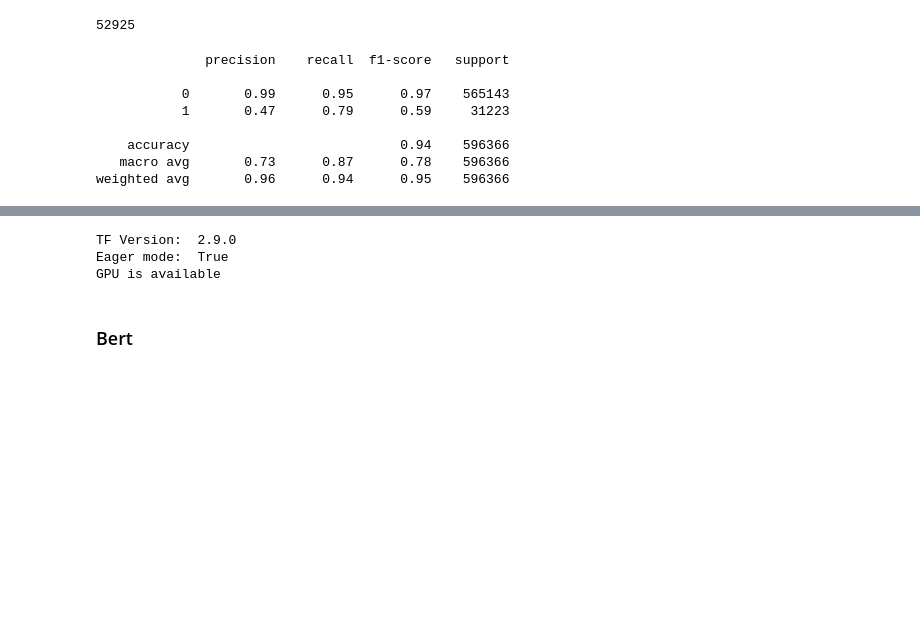
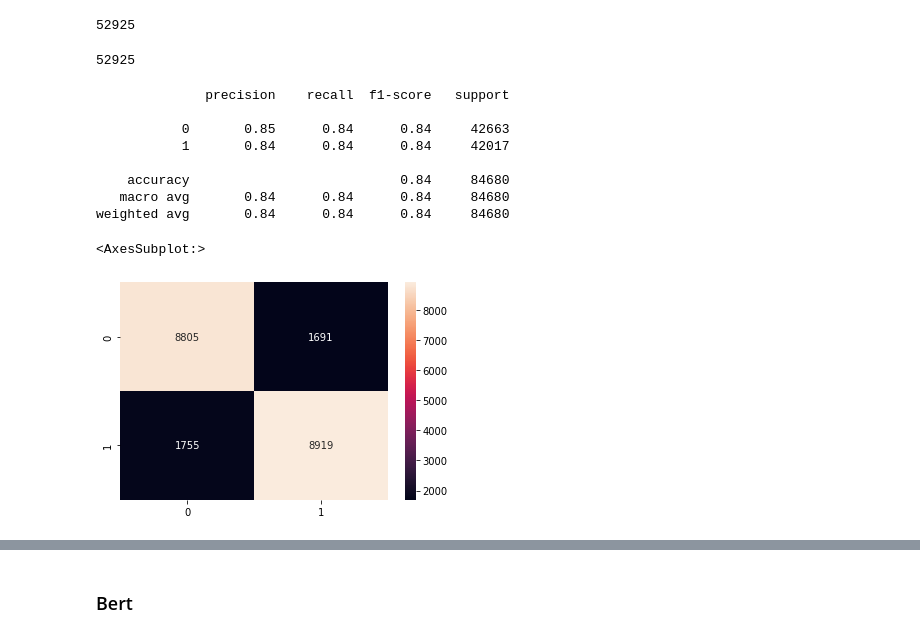
Before and after one commit to AnisZakari/dataforgood_ocr, a Jupyter notebook: train.ipynb, the cells around one changed output, grey strips where cells are left out. Saved outputs shown, nothing was run; the diff lists cells and outputs as text; code cells hidden in the pictures; blank space fills up the shorter version.

```diff
--- a/train.ipynb
+++ b/train.ipynb
@@ -77,28 +154,51 @@ from sklearn.neighbors import KNeighborsClassifier
+# %%
+y = np.array(meats_).ravel()
+def get_sample(y):
+    total_ones = y.sum()
+    y_1_indexes = np.where(y==1)[0]
+    y_0_indexes = np.where(y==0)[0]
+    y_0_indexes_sample = np.random.choice(y_0_indexes, total_ones, replace = False)
+    return list(y_1_indexes) + list(y_0_indexes_sample)
+# %%
+embeddings_list = np.array(embeddings_list)[filter]
+# %%
+indexes = get_sample(y)
+# %% [output]
+52925
 # %%
 from sklearn.metrics import classification_report
-
-X = np.array(embeddings_list)
-y = np.array(meats_).ravel()
+from sklearn.model_selection import train_test_split
+X = np.array(embeddings_list)[indexes]
+y = np.array(meats_).ravel()[indexes]
 from sklearn.linear_model import LogisticRegression
 
 clf = LogisticRegression(max_iter=500)
 
+X_train, X_test, y_train, y_test = train_test_split(X, y, test_size=0.2, random_state=42)
 
-clf.fit(X,y)
+clf.fit(X_train,y_train)
 
 #y_pred = knn.predict(X)
-y_pred = clf.predict(X)
+y_pred = clf.predict(X_train)
 
-print(classification_report(y_pred, y))
+print(classification_report(y_train, y_pred))
 # %% [output]
               precision    recall  f1-score   support
 
-           0       0.99      0.95      0.97    565143
-           1       0.47      0.79      0.59     31223
+           0       0.85      0.84      0.84     42663
+           1       0.84      0.84      0.84     42017
 
-    accuracy                           0.94    596366
-   macro avg       0.73      0.87      0.78    596366
-weighted avg       0.96      0.94      0.95    596366
+    accuracy                           0.84     84680
+   macro avg       0.84      0.84      0.84     84680
+weighted avg       0.84      0.84      0.84     84680
+# %%
+import seaborn as sns
+from sklearn.metrics import confusion_matrix
+cm = confusion_matrix(y_test, y_pred)
+sns.heatmap(cm, annot = True, fmt = ".0f")
+# %% [output]
+<AxesSubplot:>
+[figure, added]
 # %%
 from sklearn.model_selection import train_test_split
 X_train, X_test, y_train, y_test = train_test_split(X, y, test_size=0.2, random_state=42)
@@ -118,14 +218,6 @@ dataset["word_selection"]
 | 596364 | 3258565412401 | . . . Ao NE JAMAIS seo best befor... | [en:plant-based-foods-and-beverag... | [en:plant-based-foods-and-beverag... |
 | 596365 | 4902150657676 | . . . 水産 株 お客様サービスセンター 質に 冷凍食品 名 ... | [en:plant-based-foods-and-beverag... | [en:plant-based-foods-and-beverag... |
 572141 rows × 4 columns
-# %%
-print("TF Version: ", tf.__version__)
-print("Eager mode: ", tf.executing_eagerly())
-print("GPU is", "available" if tf.config.experimental.list_physical_devices("GPU") else "NOT AVAILABLE")
-# %% [output]
-TF Version:  2.9.0
-Eager mode:  True
-GPU is available
 # %% [markdown]
 ### Bert
 # %%
```
Also changed, not shown: parts of 62 cells of this notebook, 5 other files.
